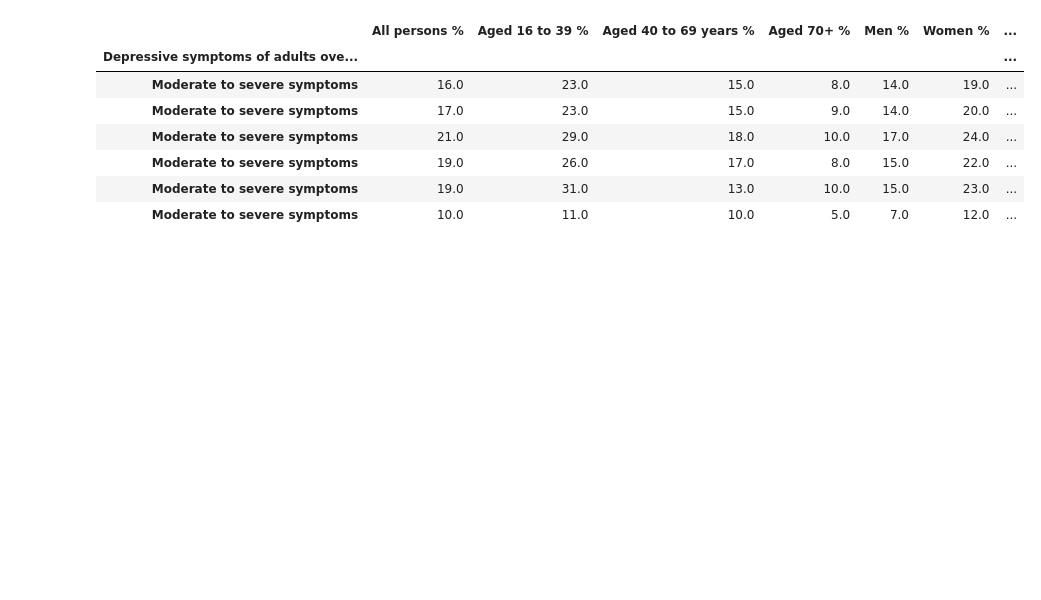
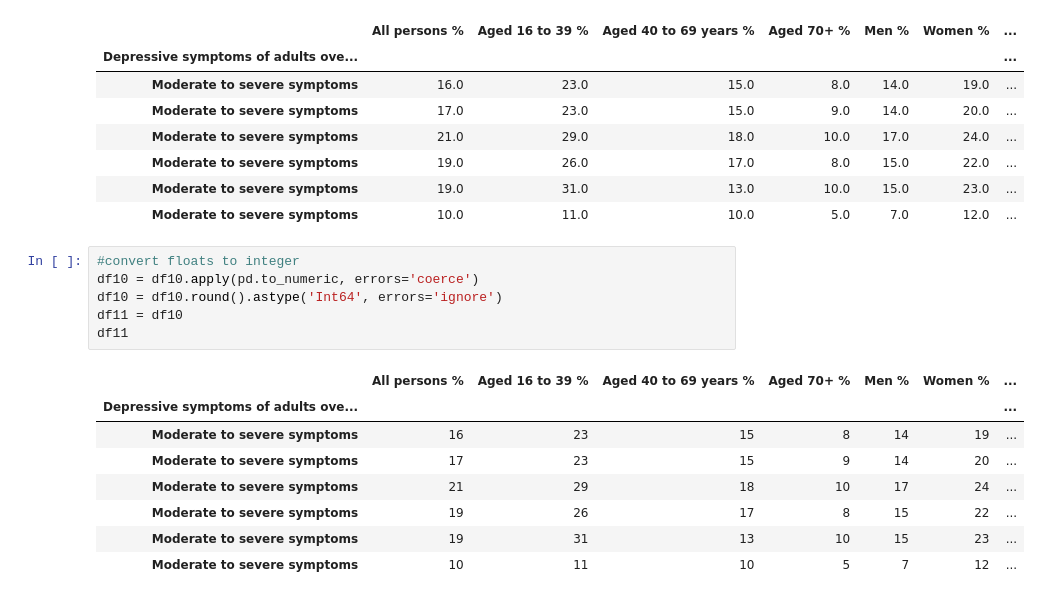
Before and after one commit to NabilahYK/PROGRAMMING-EXAM2, a Jupyter notebook: ProgrammingExam2.ipynb, the cells around one changed output. Drawn from its saved outputs; the diff is of its cells as text; blank space fills up the shorter version.

```diff
--- a/ProgrammingExam2.ipynb
+++ b/ProgrammingExam2.ipynb
@@ -422,3 +423,18 @@ df10
 | Moderate to severe symptoms | 19.0 | 26.0 | 17.0 | 8.0 | 15.0 | 22.0 | ... |
 | Moderate to severe symptoms | 19.0 | 31.0 | 13.0 | 10.0 | 15.0 | 23.0 | ... |
 | Moderate to severe symptoms | 10.0 | 11.0 | 10.0 | 5.0 | 7.0 | 12.0 | ... |
+# %%
+#convert floats to integer
+df10 = df10.apply(pd.to_numeric, errors='coerce')
+df10 = df10.round().astype('Int64', errors='ignore')
+df11 = df10
+df11
+# %% [output]
+|  | All persons % | Aged 16 to 39 % | Aged 40 to 69 years % | Aged 70+ % | Men % | Women % | ... |
+| Depressive symptoms of adults ove... |  |  |  |  |  |  | ... |
+| Moderate to severe symptoms | 16 | 23 | 15 | 8 | 14 | 19 | ... |
+| Moderate to severe symptoms | 17 | 23 | 15 | 9 | 14 | 20 | ... |
+| Moderate to severe symptoms | 21 | 29 | 18 | 10 | 17 | 24 | ... |
+| Moderate to severe symptoms | 19 | 26 | 17 | 8 | 15 | 22 | ... |
+| Moderate to severe symptoms | 19 | 31 | 13 | 10 | 15 | 23 | ... |
+| Moderate to severe symptoms | 10 | 11 | 10 | 5 | 7 | 12 | ... |
```
Also changed, not shown: parts of 4 cells of this notebook.
